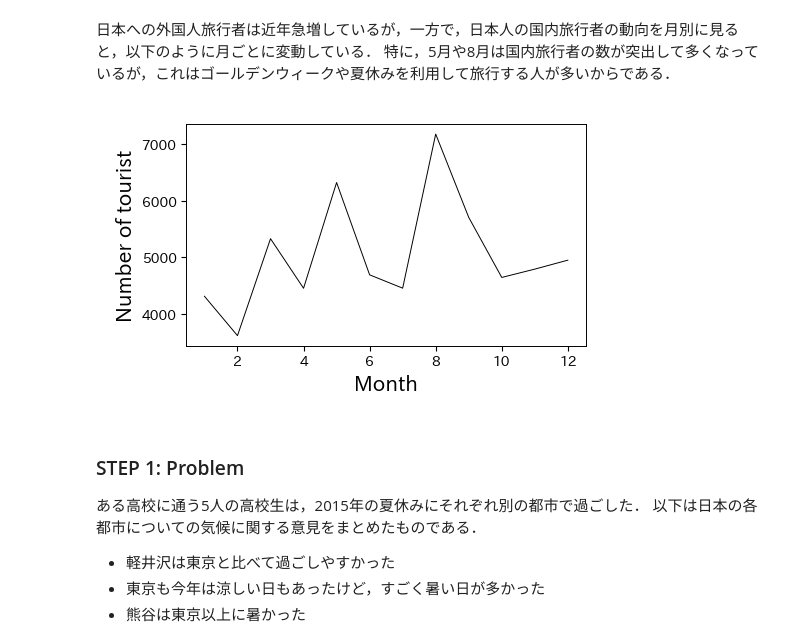
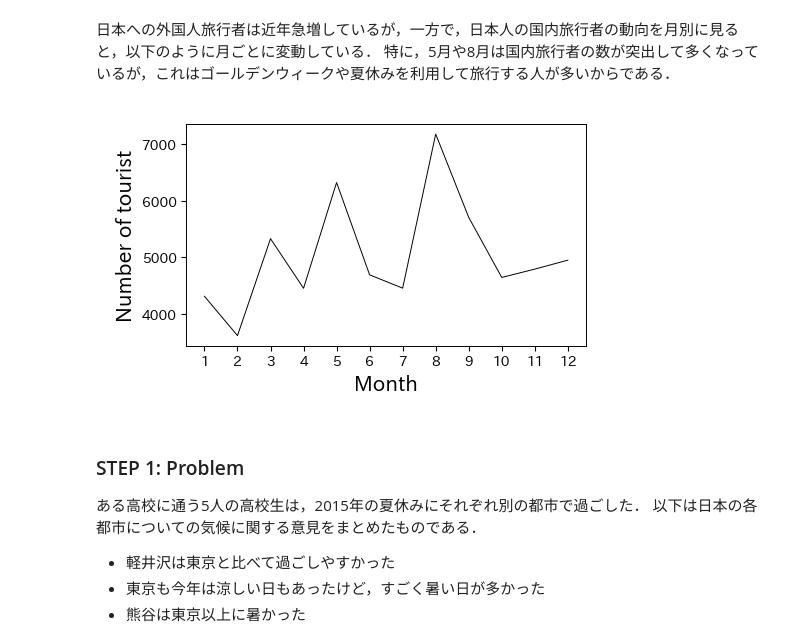
Before and after one commit to tnarizuka/Applied_Information_Processing, a Jupyter notebook: _build/jupyter_execute/chap_2/sec_2-1/sec_2-1.ipynb, the cells around one changed output. Saved outputs shown, nothing was run; the diff lists cells and outputs as text; code cells hidden in the pictures.

```diff
--- a/_build/jupyter_execute/chap_2/sec_2-1/sec_2-1.ipynb
+++ b/_build/jupyter_execute/chap_2/sec_2-1/sec_2-1.ipynb
@@ -293,10 +293,11 @@ df = pd.DataFrame({'month': np.arange(12)+1,
 # %%
 fig, ax = plt.subplots(figsize=(5, 3))
 ax.plot(df['month'], df['number'])
+ax.set_xticks(np.arange(12)+1)
 ax.set_xlabel('Month', fontsize=15)
 ax.set_ylabel('Number of tourist', fontsize=15);
 # %% [output]
-[figure, old version]
+[figure, new version]
 # %% [markdown]
 ### STEP 1: Problem
 ある高校に通う5人の高校生は，2015年の夏休みにそれぞれ別の都市で過ごした．
```
Also changed, not shown: 7 other files.
